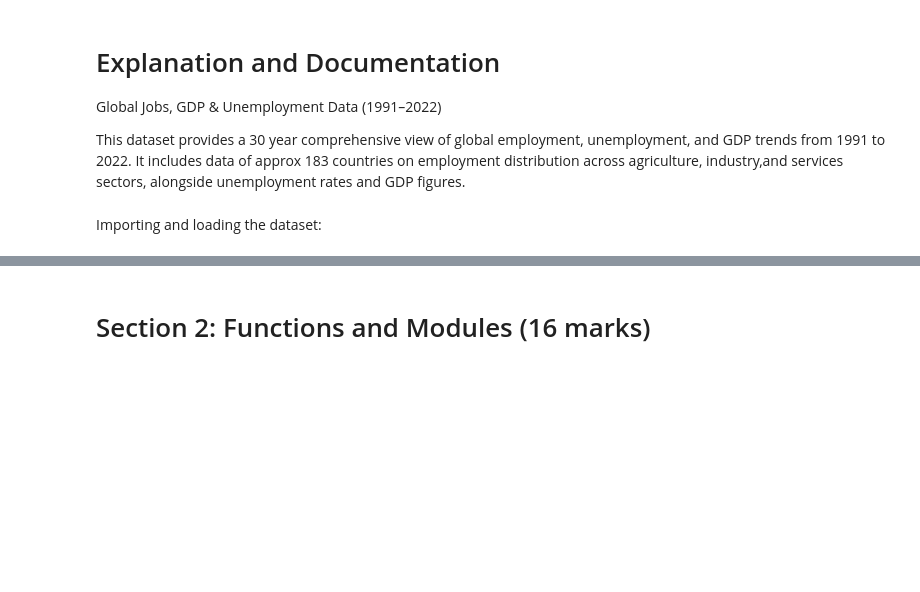
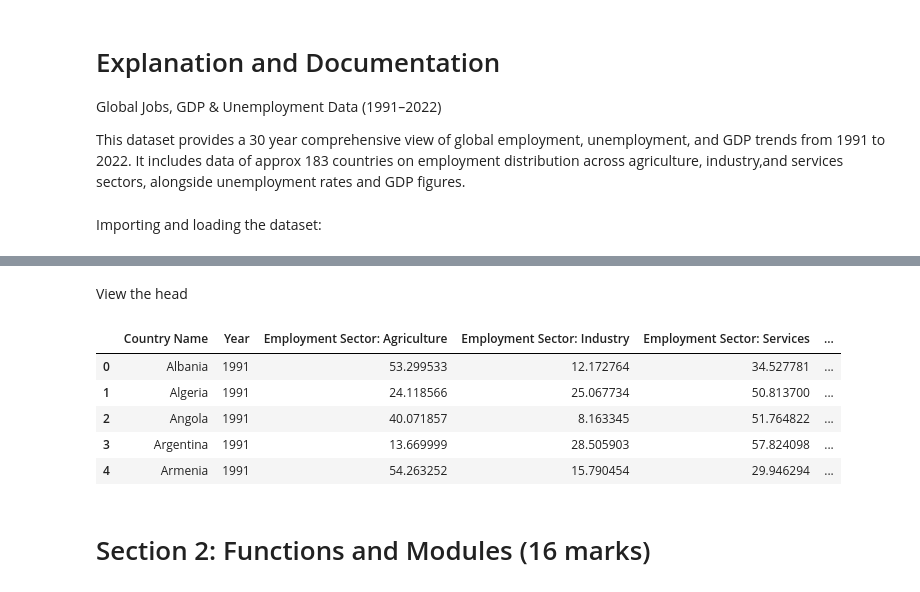
Before and after one commit to mynameisnitya/Introduction-to-Computer-Programming, a Jupyter notebook: NTU_N0919671_SOFT40161_CourseWorkTemplate.ipynb, the cells around one changed output, grey strips where cells are left out. Cells and saved outputs as stored; diff of their text form; code cells hidden in the pictures; blank space fills up the shorter version.

```diff
--- a/NTU_N0919671_SOFT40161_CourseWorkTemplate.ipynb
+++ b/NTU_N0919671_SOFT40161_CourseWorkTemplate.ipynb
@@ -87,3 +96,14 @@ dtype: int64
+# %% [markdown]
+View the head
+# %%
+df.head()
+# %% [output]
+|  | Country Name | Year | Employment Sector: Agriculture | Employment Sector: Industry | Employment Sector: Services | ... |
+| 0 | Albania | 1991 | 53.299533 | 12.172764 | 34.527781 | ... |
+| 1 | Algeria | 1991 | 24.118566 | 25.067734 | 50.813700 | ... |
+| 2 | Angola | 1991 | 40.071857 | 8.163345 | 51.764822 | ... |
+| 3 | Argentina | 1991 | 13.669999 | 28.505903 | 57.824098 | ... |
+| 4 | Armenia | 1991 | 54.263252 | 15.790454 | 29.946294 | ... |
 # %%
 # Reflection on results
 # %% [markdown]
```
Also changed, not shown: parts of 5 cells of this notebook.
